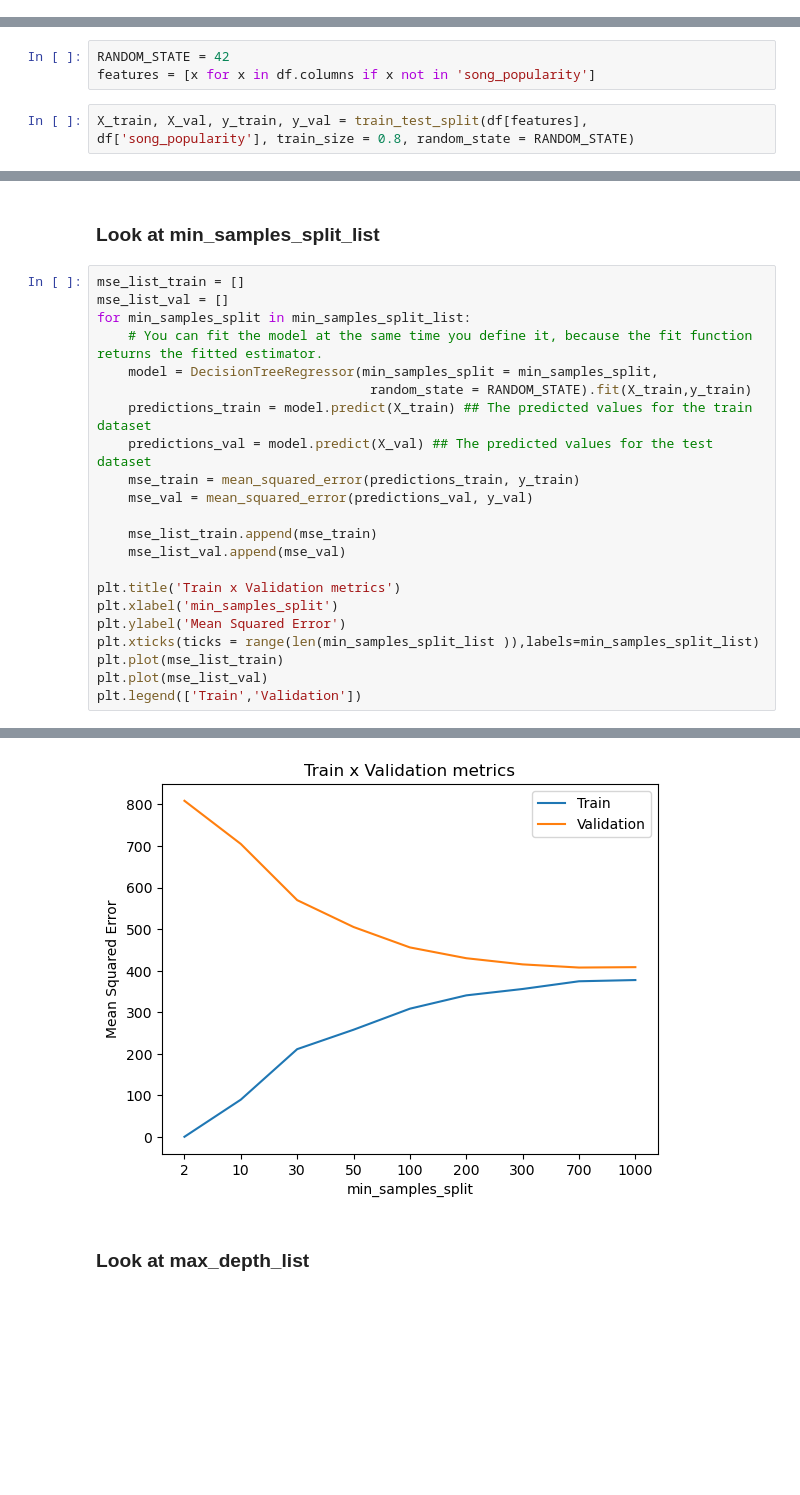
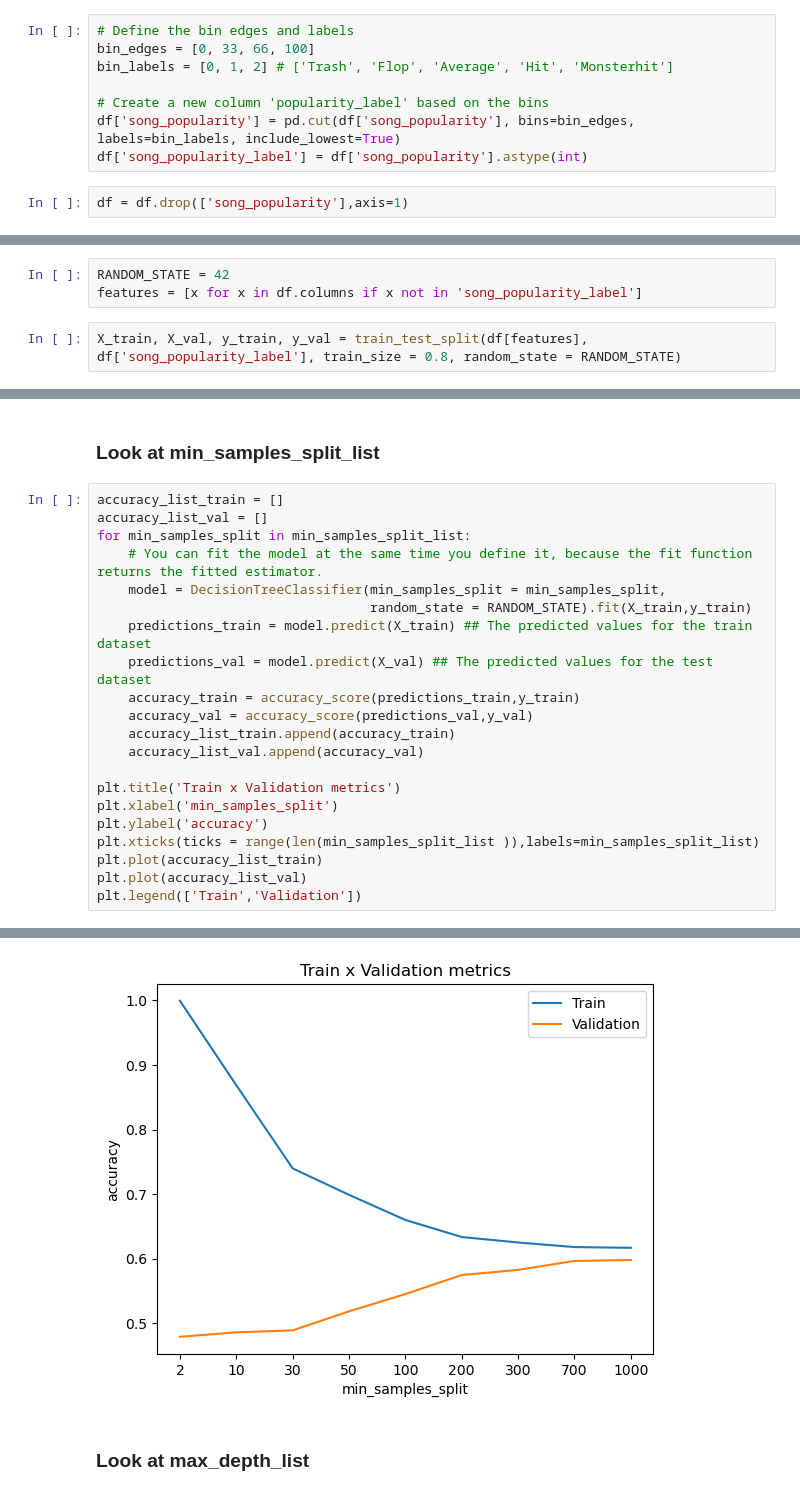
Before and after one commit to EmileJ11/MachineLearning, a Jupyter notebook: decision_tree.ipynb, the cells around one changed output, grey strips where cells are left out. Drawn from its saved outputs; the diff is of its cells as text; blank space fills up the shorter version.

```diff
--- a/decision_tree.ipynb
+++ b/decision_tree.ipynb
@@ -69,10 +72,20 @@ One hot encoding not needed cause all of the features are already numbers
+# %%
+# Define the bin edges and labels
+bin_edges = [0, 33, 66, 100]
+bin_labels = [0, 1, 2] # ['Trash', 'Flop', 'Average', 'Hit', 'Monsterhit']
+
+# Create a new column 'popularity_label' based on the bins
+df['song_popularity'] = pd.cut(df['song_popularity'], bins=bin_edges, labels=bin_labels, include_lowest=True)
+df['song_popularity_label'] = df['song_popularity'].astype(int)
+# %%
+df = df.drop(['song_popularity'],axis=1)
 # %% [markdown]
 ## Making the model
 # %%
 RANDOM_STATE = 42
-features = [x for x in df.columns if x not in 'song_popularity']
+features = [x for x in df.columns if x not in 'song_popularity_label']
 # %%
-X_train, X_val, y_train, y_val = train_test_split(df[features], df['song_popularity'], train_size = 0.8, random_state = RANDOM_STATE)
+X_train, X_val, y_train, y_val = train_test_split(df[features], df['song_popularity_label'], train_size = 0.8, random_state = RANDOM_STATE)
 # %% [markdown]
 min_samples_split_list: a list of integers representing the minimum number of samples required to split an internal node in the decision tree
 
@@ -85,30 +98,29 @@ max_depth_list = [1,2, 3, 4, 8, 16, 32, 64, None] # None means that there is no
 # %% [markdown]
 ### Look at min_samples_split_list
 # %%
-mse_list_train = []
-mse_list_val = []
+accuracy_list_train = []
+accuracy_list_val = []
 for min_samples_split in min_samples_split_list:
     # You can fit the model at the same time you define it, because the fit function returns the fitted estimator.
-    model = DecisionTreeRegressor(min_samples_split = min_samples_split,
+    model = DecisionTreeClassifier(min_samples_split = min_samples_split,
                                    random_state = RANDOM_STATE).fit(X_train,y_train)
     predictions_train = model.predict(X_train) ## The predicted values for the train dataset
     predictions_val = model.predict(X_val) ## The predicted values for the test dataset
-    mse_train = mean_squared_error(predictions_train, y_train)
-    mse_val = mean_squared_error(predictions_val, y_val)
-
-    mse_list_train.append(mse_train)
-    mse_list_val.append(mse_val)
+    accuracy_train = accuracy_score(predictions_train,y_train)
+    accuracy_val = accuracy_score(predictions_val,y_val)
+    accuracy_list_train.append(accuracy_train)
+    accuracy_list_val.append(accuracy_val)
 
 plt.title('Train x Validation metrics')
 plt.xlabel('min_samples_split')
-plt.ylabel('Mean Squared Error')
+plt.ylabel('accuracy')
 plt.xticks(ticks = range(len(min_samples_split_list )),labels=min_samples_split_list)
-plt.plot(mse_list_train)
-plt.plot(mse_list_val)
+plt.plot(accuracy_list_train)
+plt.plot(accuracy_list_val)
 plt.legend(['Train','Validation'])
 # %% [output]
 <matplotlib.legend.Legend at 0x...>
-[figure, old version]
+[figure, new version]
 # %% [markdown]
 ### Look at max_depth_list
 # %%
```
Also changed, not shown: parts of 24 cells of this notebook, 1 other file.
